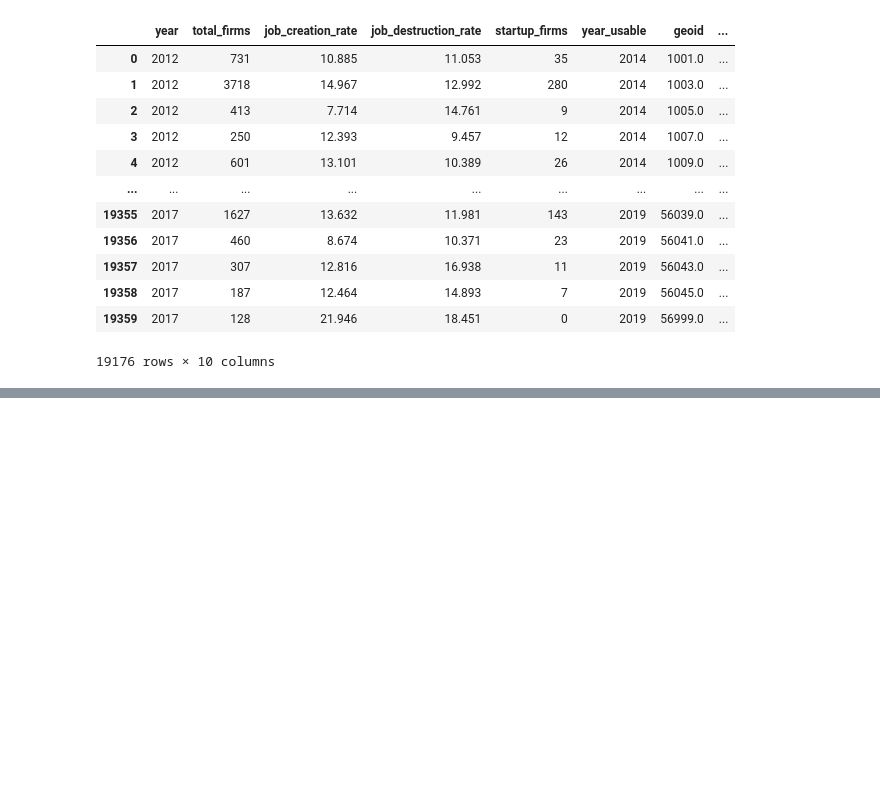
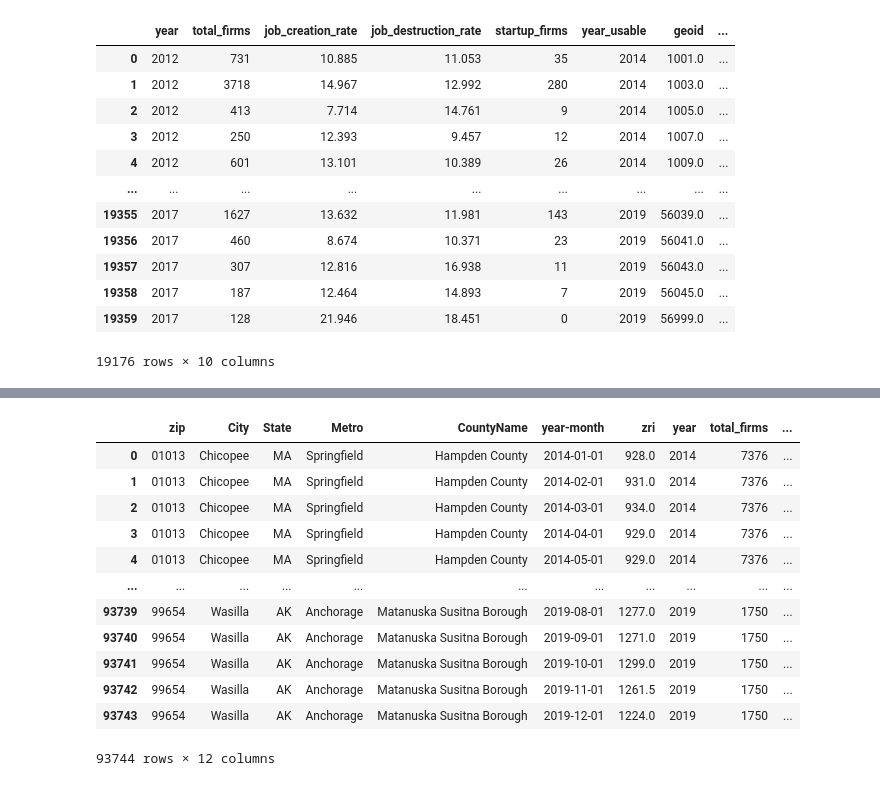
Before and after one commit to Kneck12/zillow-price-index-pred, a Jupyter notebook: Niki/BDS feature engineering.ipynb, the cells around one changed output, grey strips where cells are left out. Saved outputs shown, nothing was run; the diff lists cells and outputs as text; code cells hidden in the pictures; blank space fills up the shorter version.

```diff
--- a/Niki/BDS feature engineering.ipynb
+++ b/Niki/BDS feature engineering.ipynb
@@ -268,0 +484,16 @@ zri[['State','CountyName']]
+# %%
+zillow_bds
+# %% [output]
+|  | zip | City | State | Metro | CountyName | year-month | zri | year | total_firms | ... |
+| 0 | 01013 | Chicopee | MA | Springfield | Hampden County | 2014-01-01 | 928.0 | 2014 | 7376 | ... |
+| 1 | 01013 | Chicopee | MA | Springfield | Hampden County | 2014-02-01 | 931.0 | 2014 | 7376 | ... |
+| 2 | 01013 | Chicopee | MA | Springfield | Hampden County | 2014-03-01 | 934.0 | 2014 | 7376 | ... |
+| 3 | 01013 | Chicopee | MA | Springfield | Hampden County | 2014-04-01 | 929.0 | 2014 | 7376 | ... |
+| 4 | 01013 | Chicopee | MA | Springfield | Hampden County | 2014-05-01 | 929.0 | 2014 | 7376 | ... |
+| ... | ... | ... | ... | ... | ... | ... | ... | ... | ... | ... |
+| 93739 | 99654 | Wasilla | AK | Anchorage | Matanuska Susitna Borough | 2019-08-01 | 1277.0 | 2019 | 1750 | ... |
+| 93740 | 99654 | Wasilla | AK | Anchorage | Matanuska Susitna Borough | 2019-09-01 | 1271.0 | 2019 | 1750 | ... |
+| 93741 | 99654 | Wasilla | AK | Anchorage | Matanuska Susitna Borough | 2019-10-01 | 1299.0 | 2019 | 1750 | ... |
+| 93742 | 99654 | Wasilla | AK | Anchorage | Matanuska Susitna Borough | 2019-11-01 | 1261.5 | 2019 | 1750 | ... |
+| 93743 | 99654 | Wasilla | AK | Anchorage | Matanuska Susitna Borough | 2019-12-01 | 1224.0 | 2019 | 1750 | ... |
+93744 rows × 12 columns
```
Also changed, not shown: parts of 48 cells of this notebook, 1 other file.
